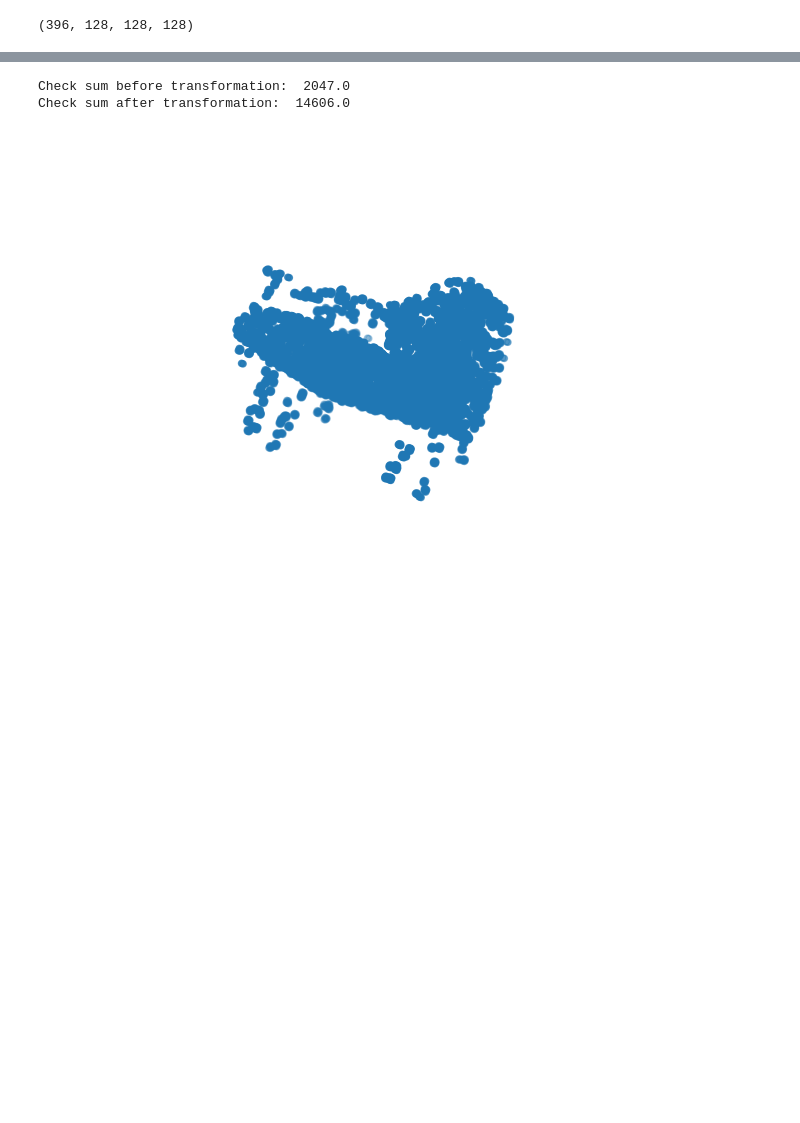
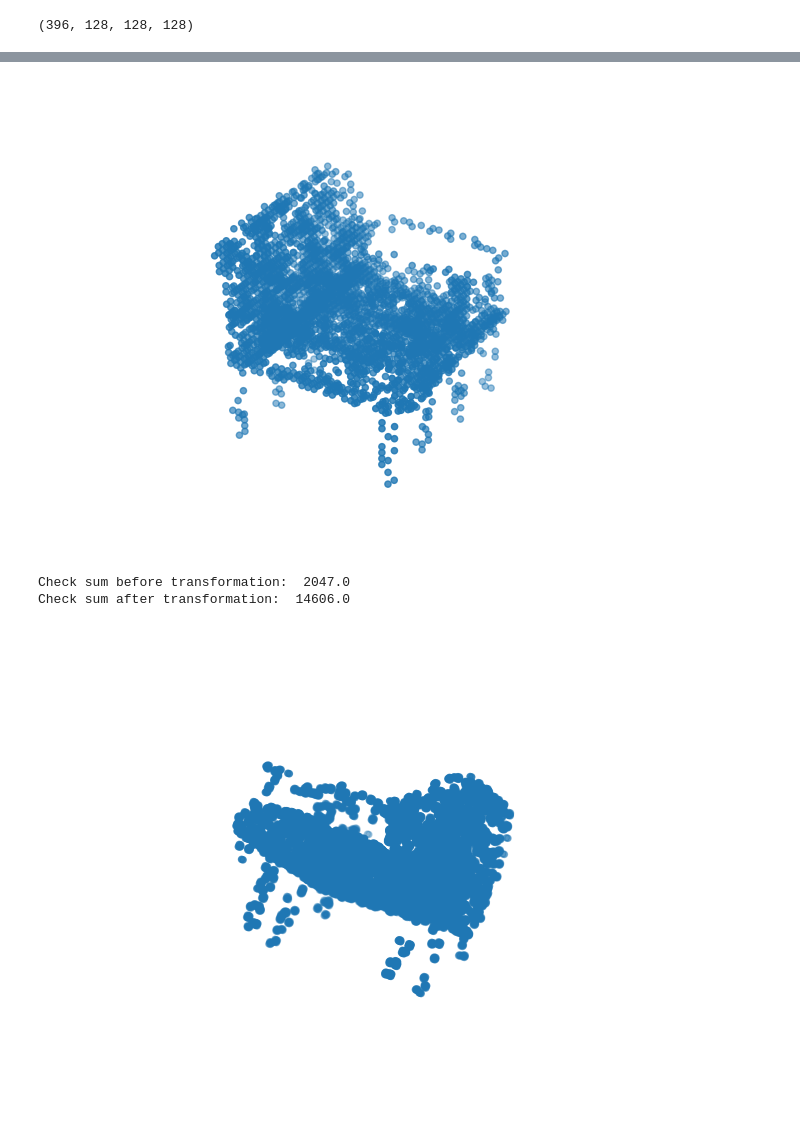
Before and after one commit to nguyendinhson-kaist/CS429D_project, a Jupyter notebook: visualize.ipynb, the cells around one changed output, grey strips where cells are left out. Drawn from its saved outputs; the diff is of its cells as text; code cells hidden in the pictures; blank space fills up the shorter version.

```diff
--- a/visualize.ipynb
+++ b/visualize.ipynb
@@ -65,3 +109,10 @@ display(img)
+# %%
+voxel3 = conv(torch.tensor(voxel2, dtype=torch.float).unsqueeze(0).unsqueeze(0)).squeeze().detach().numpy()
+voxel3 = (voxel3 + voxel2 > 0.2) * 1.0
+img = visualize_voxel(voxel3)
+display(img)
+# %% [output]
+[figure, added]
 # %%
 from volumentations import *
 
```
Also changed, not shown: parts of 6 cells of this notebook, 6 other files.
